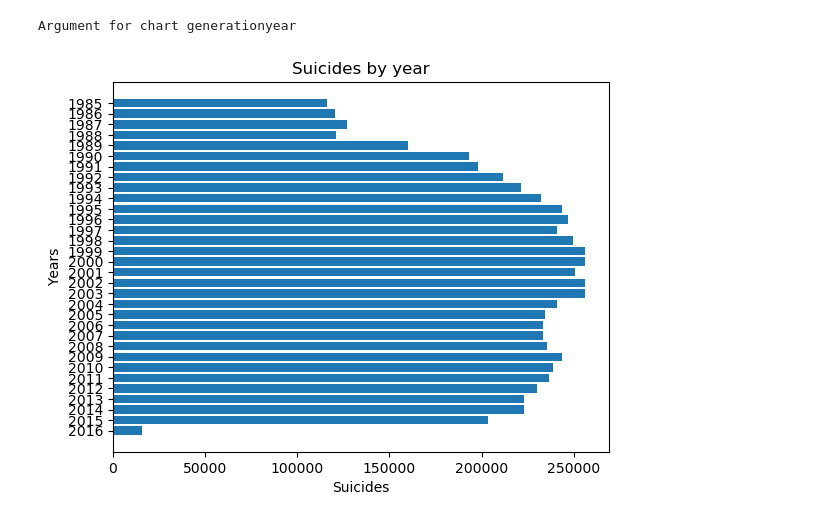
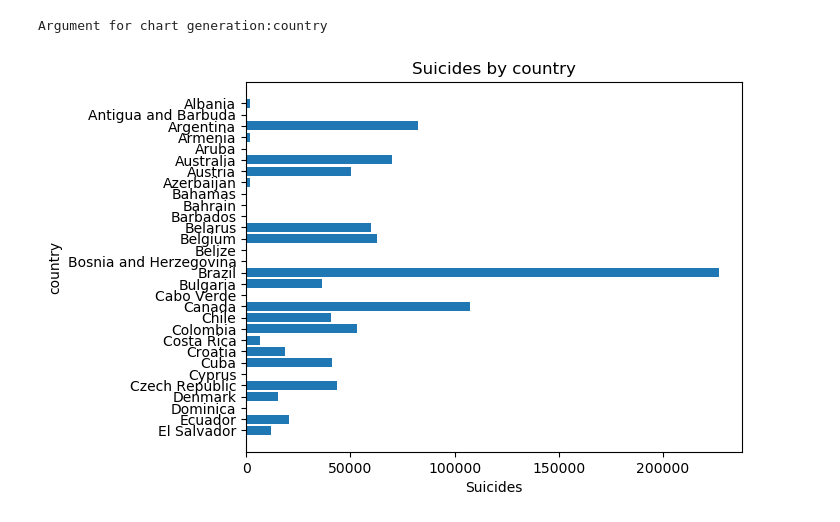
Before and after one commit to FelipeNicolettiRMario/Data-Science-Curso, a Jupyter notebook: Analise Suicidio/Data_Analysis.ipynb, the cells around one changed output. Cells and saved outputs as stored; diff of their text form; code cells hidden in the pictures.

```diff
--- a/Analise Suicidio/Data_Analysis.ipynb
+++ b/Analise Suicidio/Data_Analysis.ipynb
@@ -22,27 +22,27 @@ def barChart(frame,argument):
     plt.rcdefaults()
 
     y_pos = np.arange(len(labels))
-    performance = frame['suicides_no'].to_list()
+    suicides = frame['suicides_no'].to_list()
     fig, ax = plt.subplots()
 
-    ax.barh(y_pos, performance, align='center')
+    ax.barh(y_pos, suicides, align='center')
     ax.set_yticks(y_pos)
     ax.set_yticklabels(labels)
     ax.invert_yaxis()  # labels read top-to-bottom
-    ax.set_xlabel('Suicides')
-    ax.set_ylabel('Years')
-    ax.set_title('Suicides by year')
+    ax.set_xlabel("Suicides")
+    ax.set_ylabel(argument)
+    ax.set_title('Suicides by %s'%argument)
 
     plt.show()
 # %%
 if __name__ == "__main__":
     Suicide_DF = getData()
     Suicide_DF = Suicide_DF.fillna(0)
 
     Country,Year_Country,Year = groupAnalysis(Suicide_DF)
-    argument = input("Argument for chart generation")
+    argument = input("Argument for chart generation:")
 
-    barChart(Year,argument)
+    barChart(Country.head(30),argument)
 # %% [output]
-Argument for chart generationyear
+Argument for chart generation:country
-[figure, old version]
+[figure, new version]
```
Also changed, not shown: parts of 2 cells of this notebook.
